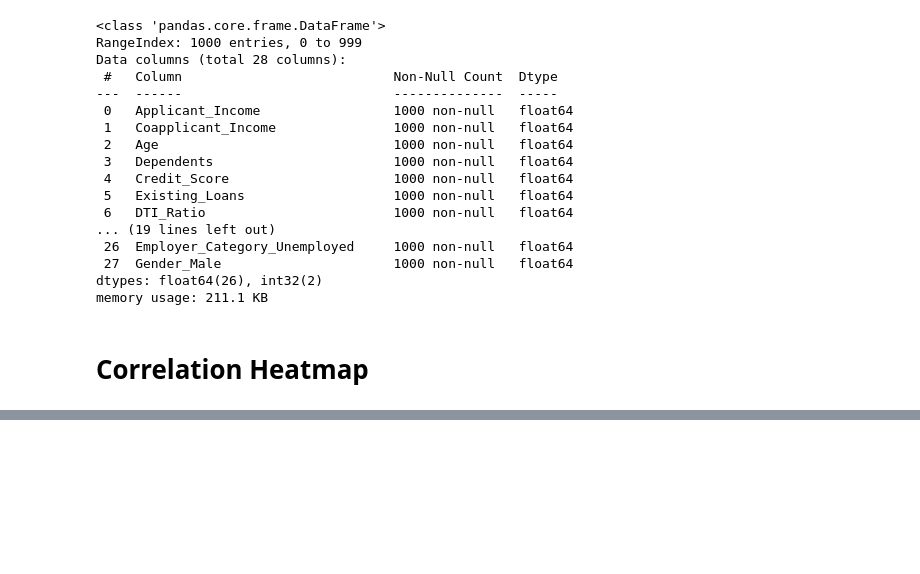
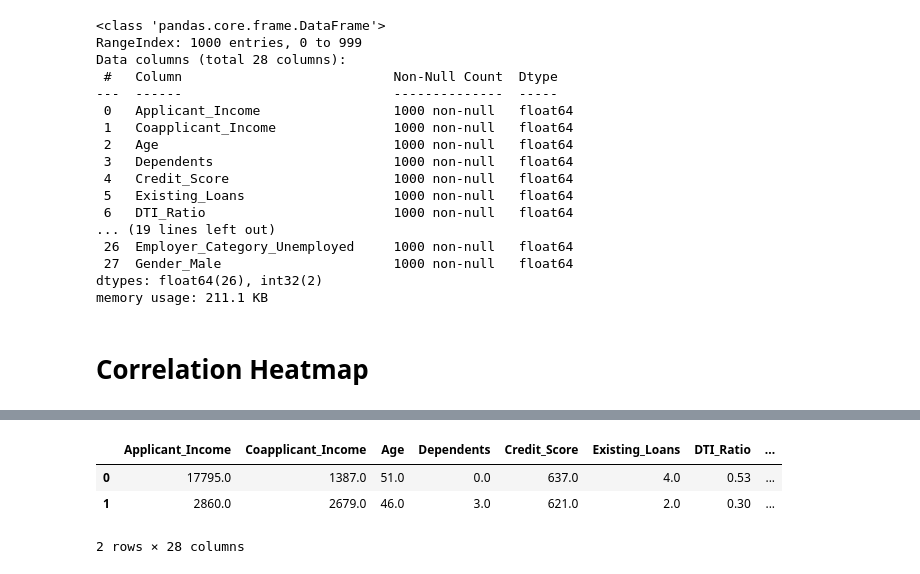
Before and after one commit to Vanshaj14Mohan/CreditWise-Loan-Approval-System, a Jupyter notebook: Files/main.ipynb, the cells around one changed output, grey strips where cells are left out. Saved outputs shown, nothing was run; the diff lists cells and outputs as text; code cells hidden in the pictures; blank space fills up the shorter version.

```diff
--- a/Files/main.ipynb
+++ b/Files/main.ipynb
@@ -450,0 +480,7 @@ memory usage: 211.1 KB
+# %%
+df.head(2)
+# %% [output]
+|  | Applicant_Income | Coapplicant_Income | Age | Dependents | Credit_Score | Existing_Loans | DTI_Ratio | ... |
+| 0 | 17795.0 | 1387.0 | 51.0 | 0.0 | 637.0 | 4.0 | 0.53 | ... |
+| 1 | 2860.0 | 2679.0 | 46.0 | 3.0 | 621.0 | 2.0 | 0.30 | ... |
+2 rows × 28 columns
```
Also changed, not shown: parts of 3 cells of this notebook.
